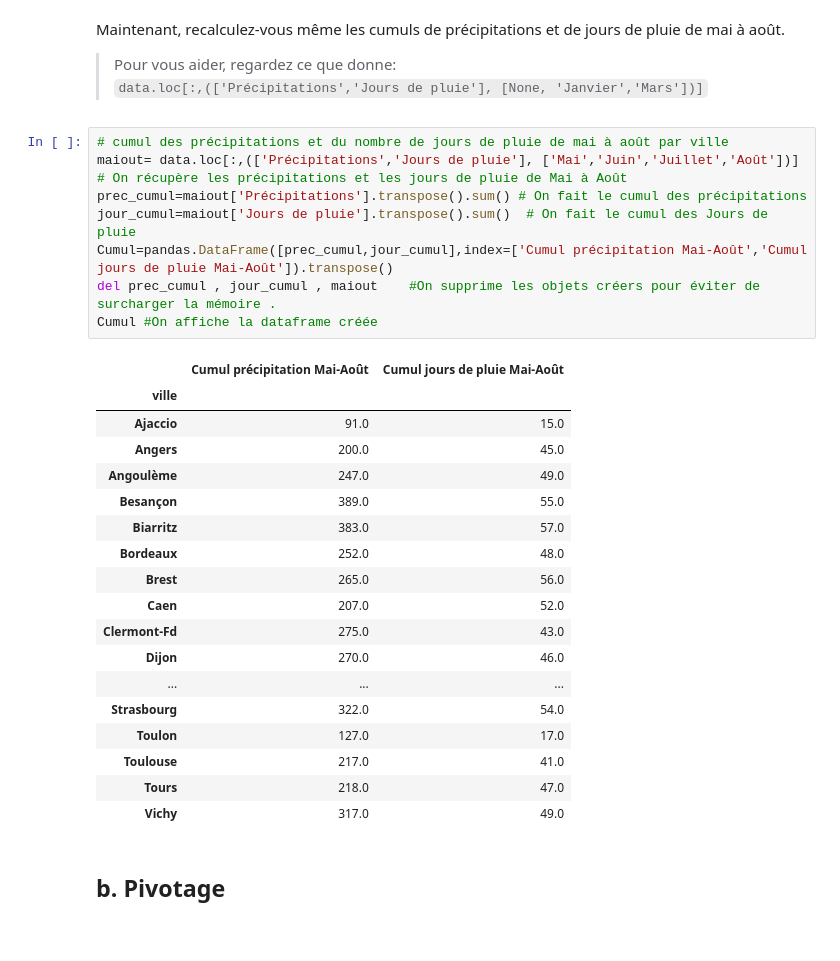
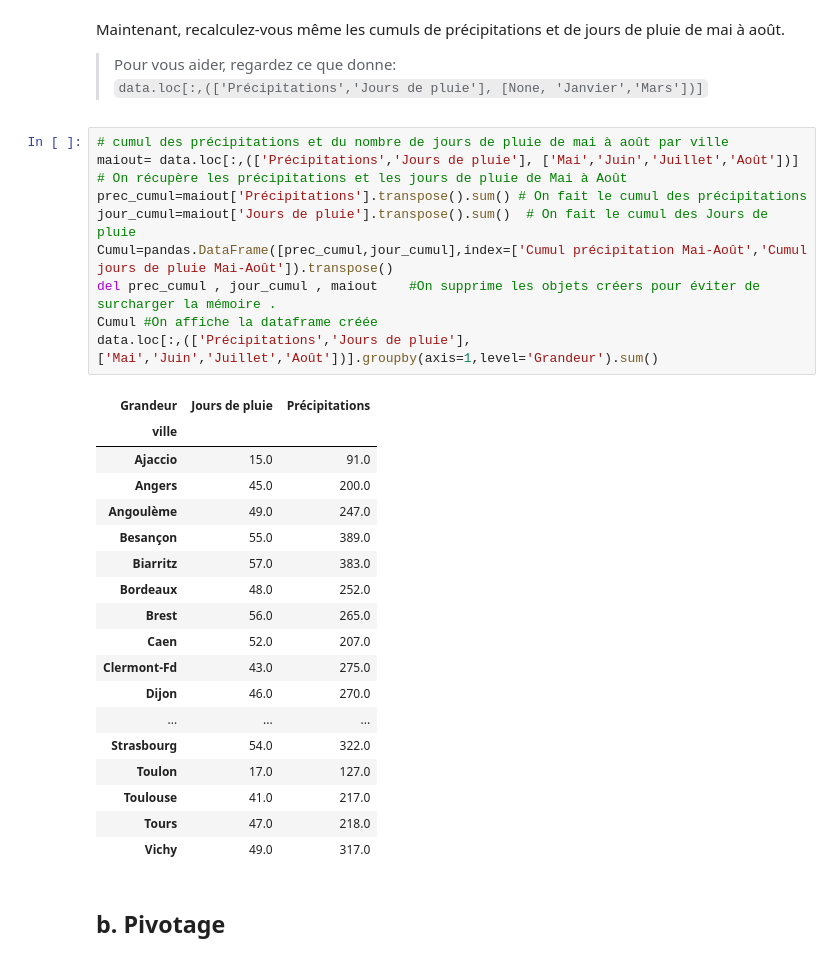
Before and after one commit to campusplage/compte-rendus-bobo_florian__seck_omar, a Jupyter notebook: TP1_pandas.ipynb, the cells around one changed output. Drawn from its saved outputs; the diff is of its cells as text.

```diff
--- a/TP1_pandas.ipynb
+++ b/TP1_pandas.ipynb
@@ -334,30 +334,31 @@ Maintenant, recalculez-vous même les cumuls de précipitations et de jours de p
 # %%
 # cumul des précipitations et du nombre de jours de pluie de mai à août par ville
 maiout= data.loc[:,(['Précipitations','Jours de pluie'], ['Mai','Juin','Juillet','Août'])]  # On récupère les précipitations et les jours de pluie de Mai à Août
 prec_cumul=maiout['Précipitations'].transpose().sum() # On fait le cumul des précipitations
 jour_cumul=maiout['Jours de pluie'].transpose().sum()  # On fait le cumul des Jours de pluie
 Cumul=pandas.DataFrame([prec_cumul,jour_cumul],index=['Cumul précipitation Mai-Août','Cumul jours de pluie Mai-Août']).transpose()
 del prec_cumul , jour_cumul , maiout    #On supprime les objets créers pour éviter de surcharger la mémoire .
 Cumul #On affiche la dataframe créée
+data.loc[:,(['Précipitations','Jours de pluie'], ['Mai','Juin','Juillet','Août'])].groupby(axis=1,level='Grandeur').sum()
 # %% [output]
-|  | Cumul précipitation Mai-Août | Cumul jours de pluie Mai-Août |
+| Grandeur | Jours de pluie | Précipitations |
 | ville |  |  |
-| Ajaccio | 91.0 | 15.0 |
-| Angers | 200.0 | 45.0 |
-| Angoulème | 247.0 | 49.0 |
-| Besançon | 389.0 | 55.0 |
-| Biarritz | 383.0 | 57.0 |
-| Bordeaux | 252.0 | 48.0 |
-| Brest | 265.0 | 56.0 |
-| Caen | 207.0 | 52.0 |
-| Clermont-Fd | 275.0 | 43.0 |
-| Dijon | 270.0 | 46.0 |
+| Ajaccio | 15.0 | 91.0 |
+| Angers | 45.0 | 200.0 |
+| Angoulème | 49.0 | 247.0 |
+| Besançon | 55.0 | 389.0 |
+| Biarritz | 57.0 | 383.0 |
+| Bordeaux | 48.0 | 252.0 |
+| Brest | 56.0 | 265.0 |
+| Caen | 52.0 | 207.0 |
+| Clermont-Fd | 43.0 | 275.0 |
+| Dijon | 46.0 | 270.0 |
 | ... | ... | ... |
-| Strasbourg | 322.0 | 54.0 |
-| Toulon | 127.0 | 17.0 |
-| Toulouse | 217.0 | 41.0 |
-| Tours | 218.0 | 47.0 |
-| Vichy | 317.0 | 49.0 |
+| Strasbourg | 54.0 | 322.0 |
+| Toulon | 17.0 | 127.0 |
+| Toulouse | 41.0 | 217.0 |
+| Tours | 47.0 | 218.0 |
+| Vichy | 49.0 | 317.0 |
 # %% [markdown]
 ## b. Pivotage
 # %% [markdown]
```
Also changed, not shown: parts of 9 cells of this notebook.
